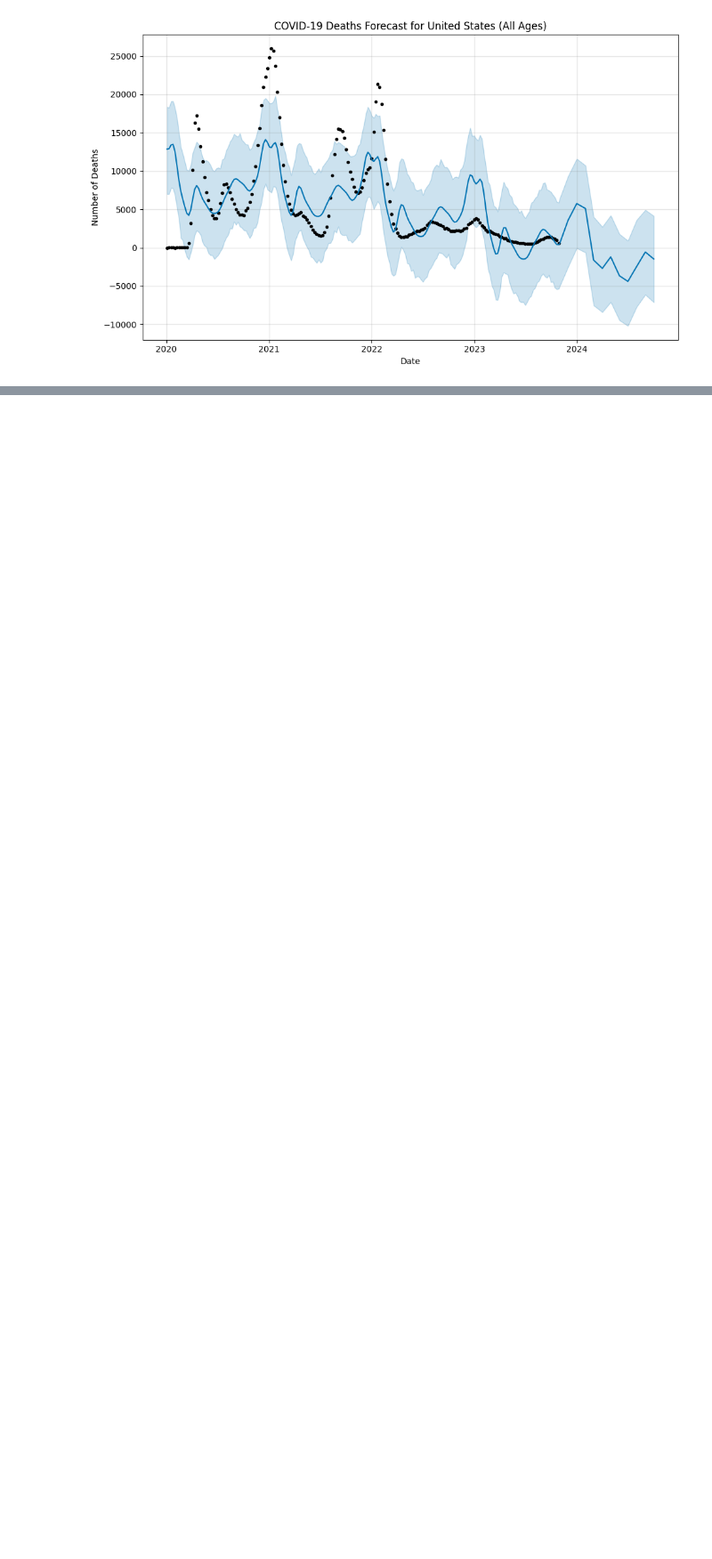
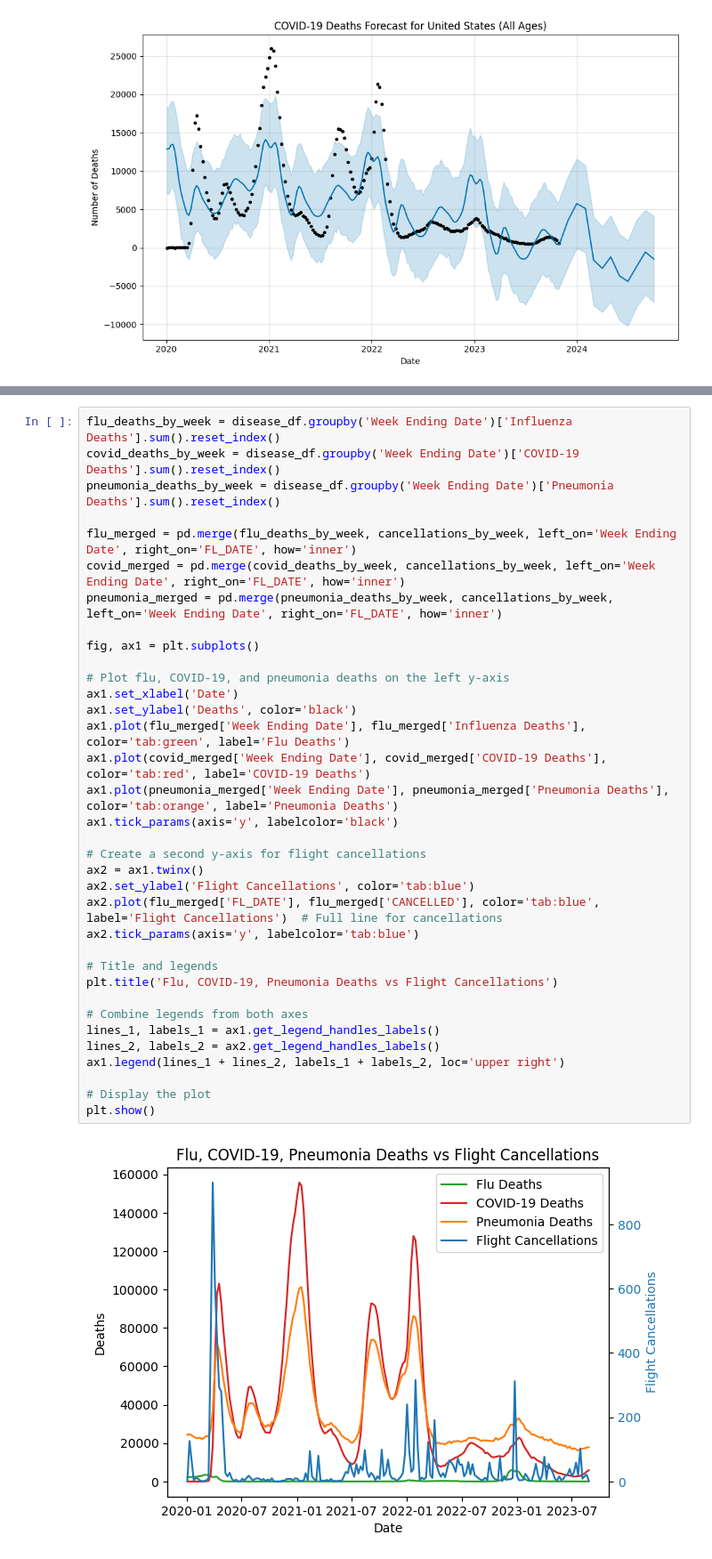
Before and after one commit to kensho-pilkey/CDC, a Jupyter notebook: kensho.ipynb, the cells around one changed output, grey strips where cells are left out. Shown at 89% size. Saved outputs shown, nothing was run; the diff lists cells and outputs as text; blank space fills up the shorter version.

```diff
--- a/kensho.ipynb
+++ b/kensho.ipynb
@@ -203,0 +265,37 @@ See the caveats in the documentation: https://pandas.pydata.org/pandas-docs/stab
+# %%
+flu_deaths_by_week = disease_df.groupby('Week Ending Date')['Influenza Deaths'].sum().reset_index()
+covid_deaths_by_week = disease_df.groupby('Week Ending Date')['COVID-19 Deaths'].sum().reset_index()
+pneumonia_deaths_by_week = disease_df.groupby('Week Ending Date')['Pneumonia Deaths'].sum().reset_index()
+
+flu_merged = pd.merge(flu_deaths_by_week, cancellations_by_week, left_on='Week Ending Date', right_on='FL_DATE', how='inner')
+covid_merged = pd.merge(covid_deaths_by_week, cancellations_by_week, left_on='Week Ending Date', right_on='FL_DATE', how='inner')
+pneumonia_merged = pd.merge(pneumonia_deaths_by_week, cancellations_by_week, left_on='Week Ending Date', right_on='FL_DATE', how='inner')
+
+fig, ax1 = plt.subplots()
+
+# Plot flu, COVID-19, and pneumonia deaths on the left y-axis
+ax1.set_xlabel('Date')
+ax1.set_ylabel('Deaths', color='black')
+ax1.plot(flu_merged['Week Ending Date'], flu_merged['Influenza Deaths'], color='tab:green', label='Flu Deaths')
+ax1.plot(covid_merged['Week Ending Date'], covid_merged['COVID-19 Deaths'], color='tab:red', label='COVID-19 Deaths')
+ax1.plot(pneumonia_merged['Week Ending Date'], pneumonia_merged['Pneumonia Deaths'], color='tab:orange', label='Pneumonia Deaths')
+ax1.tick_params(axis='y', labelcolor='black')
+
+# Create a second y-axis for flight cancellations
+ax2 = ax1.twinx()
+ax2.set_ylabel('Flight Cancellations', color='tab:blue')
+ax2.plot(flu_merged['FL_DATE'], flu_merged['CANCELLED'], color='tab:blue', label='Flight Cancellations')  # Full line for cancellations
+ax2.tick_params(axis='y', labelcolor='tab:blue')
+
+# Title and legends
+plt.title('Flu, COVID-19, Pneumonia Deaths vs Flight Cancellations')
+
+# Combine legends from both axes
+lines_1, labels_1 = ax1.get_legend_handles_labels()
+lines_2, labels_2 = ax2.get_legend_handles_labels()
+ax1.legend(lines_1 + lines_2, labels_1 + labels_2, loc='upper right')
+
+# Display the plot
+plt.show()
+# %% [output]
+[figure, added]
```
Also changed, not shown: parts of 6 cells of this notebook, 1 other file.
